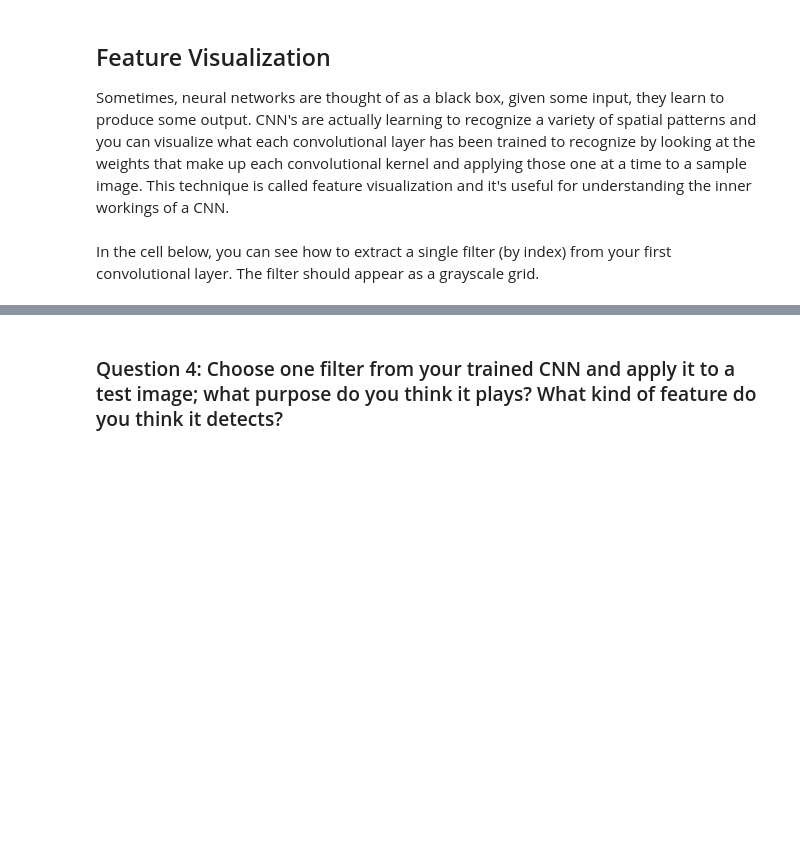
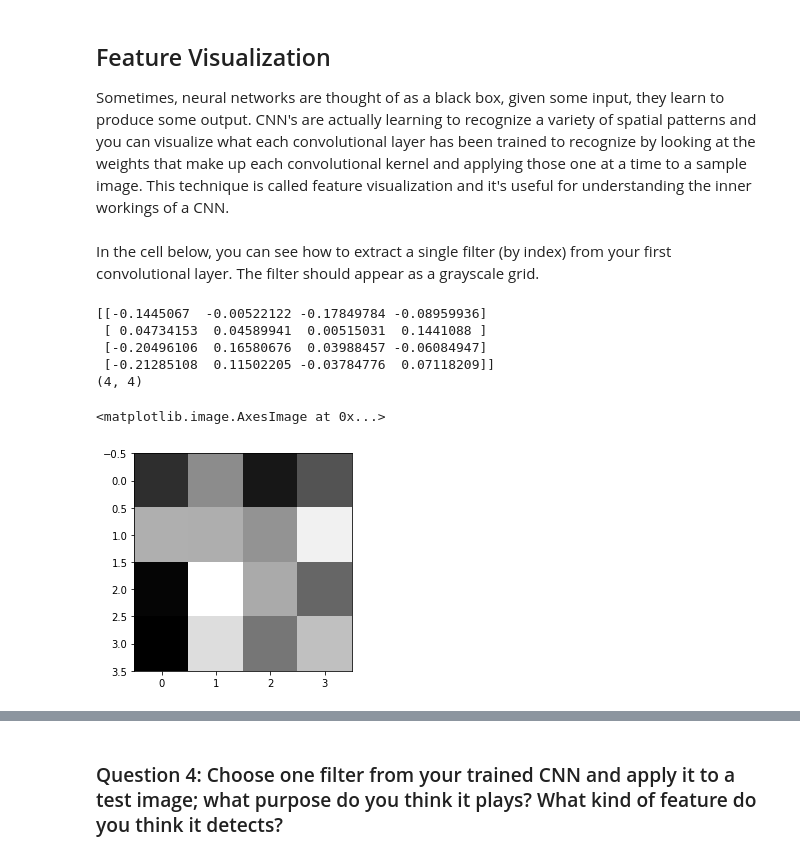
Before and after one commit to petersiemen/P1_Facial_Keypoints, a Jupyter notebook: 2. Define the Network Architecture.ipynb, the cells around one changed output, grey strips where cells are left out. Saved outputs shown, nothing was run; the diff lists cells and outputs as text; code cells hidden in the pictures; blank space fills up the shorter version.

```diff
--- a/2. Define the Network Architecture.ipynb
+++ b/2. Define the Network Architecture.ipynb
@@ -442,17 +483,26 @@ In the cell below, you can see how to extract a single filter (by index) from yo
 # %%
 # Get the weights in the first conv layer, "conv1"
 # if necessary, change this to reflect the name of your first conv layer
-weights1 = net.conv1.weight.data
+#weights1 = net.conv1.weight.data
+weights1 = net.features[0].weight.data
 
 w = weights1.numpy()
 
 filter_index = 0
 
 print(w[filter_index][0])
 print(w[filter_index][0].shape)
 
 # display the filter weights
 plt.imshow(w[filter_index][0], cmap='gray')
+# %% [output]
+[[-0.1445067  -0.00522122 -0.17849784 -0.08959936]
+ [ 0.04734153  0.04589941  0.00515031  0.1441088 ]
+ [-0.20496106  0.16580676  0.03988457 -0.06084947]
+ [-0.21285108  0.11502205 -0.03784776  0.07118209]]
+(4, 4)
+<matplotlib.image.AxesImage at 0x...>
+[figure, added]
 # %% [markdown]
 ## Feature maps
 
```
Also changed, not shown: parts of 16 cells of this notebook, 6 other files.
